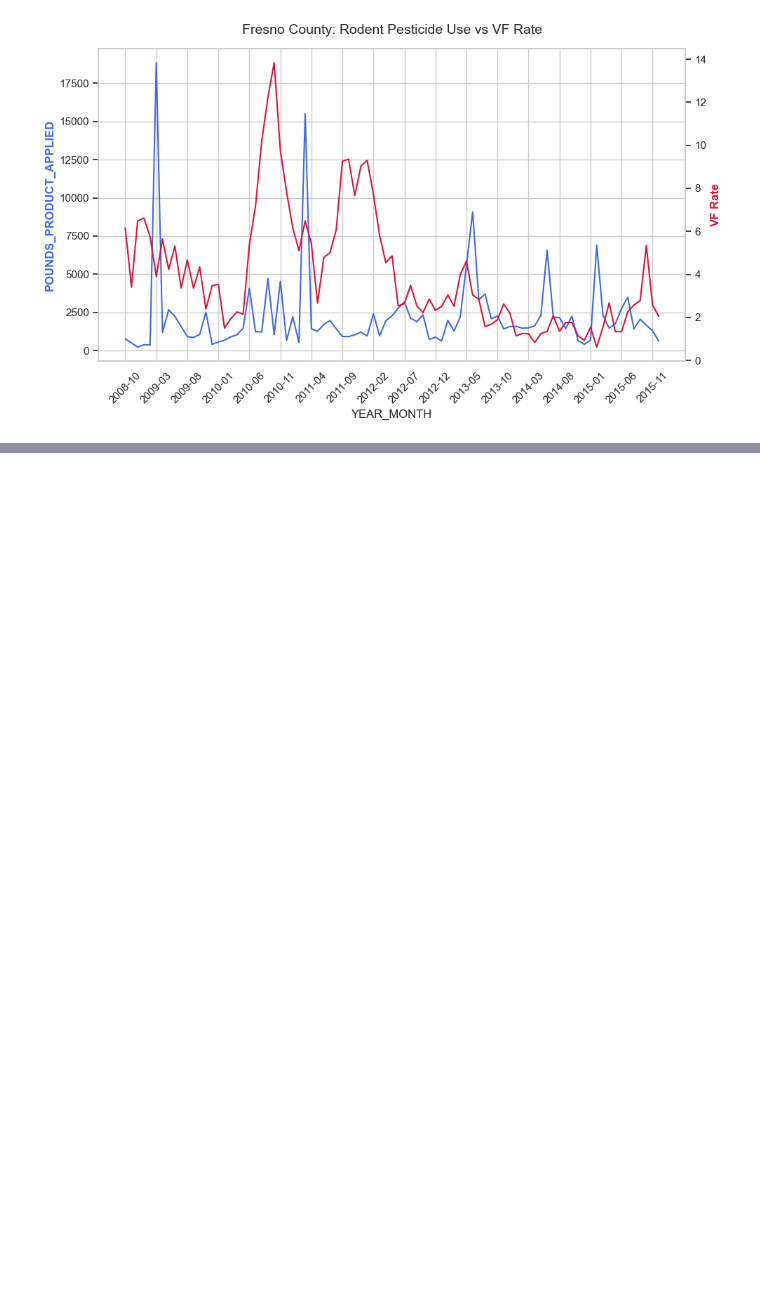
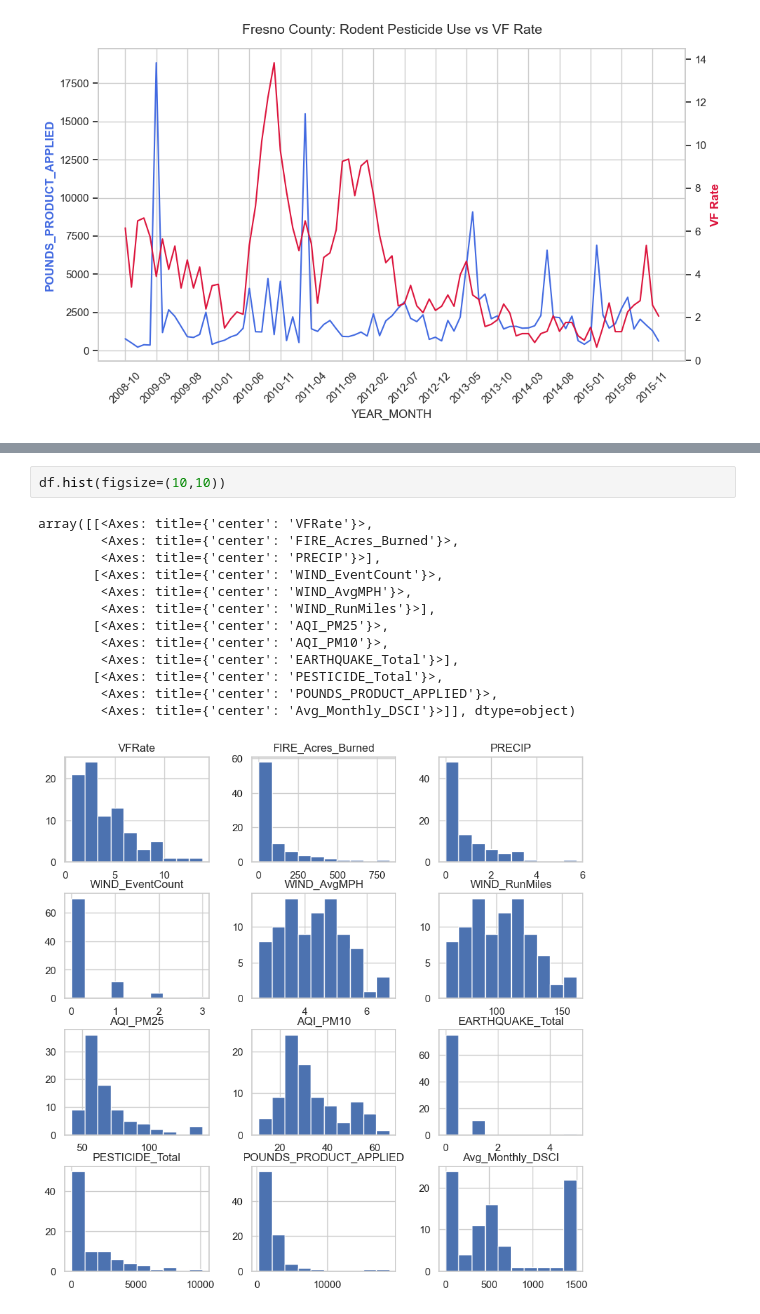
Before and after one commit to dillonallen92/ValleyFeverAnalysis_Cleaned, a Jupyter notebook: src/notebooks/data_investigation.ipynb, the cells around one changed output, grey strips where cells are left out. Cells and saved outputs as stored; diff of their text form; blank space fills up the shorter version.

```diff
--- a/src/notebooks/data_investigation.ipynb
+++ b/src/notebooks/data_investigation.ipynb
@@ -93,0 +106,16 @@ plt.show()
+# %%
+df.hist(figsize=(10,10))
+# %% [output]
+array([[<Axes: title={'center': 'VFRate'}>,
+        <Axes: title={'center': 'FIRE_Acres_Burned'}>,
+        <Axes: title={'center': 'PRECIP'}>],
+       [<Axes: title={'center': 'WIND_EventCount'}>,
+        <Axes: title={'center': 'WIND_AvgMPH'}>,
+        <Axes: title={'center': 'WIND_RunMiles'}>],
+       [<Axes: title={'center': 'AQI_PM25'}>,
+        <Axes: title={'center': 'AQI_PM10'}>,
+        <Axes: title={'center': 'EARTHQUAKE_Total'}>],
+       [<Axes: title={'center': 'PESTICIDE_Total'}>,
+        <Axes: title={'center': 'POUNDS_PRODUCT_APPLIED'}>,
+        <Axes: title={'center': 'Avg_Monthly_DSCI'}>]], dtype=object)
+[figure, added]
```
Also changed, not shown: parts of 3 cells of this notebook, 24 other files.
